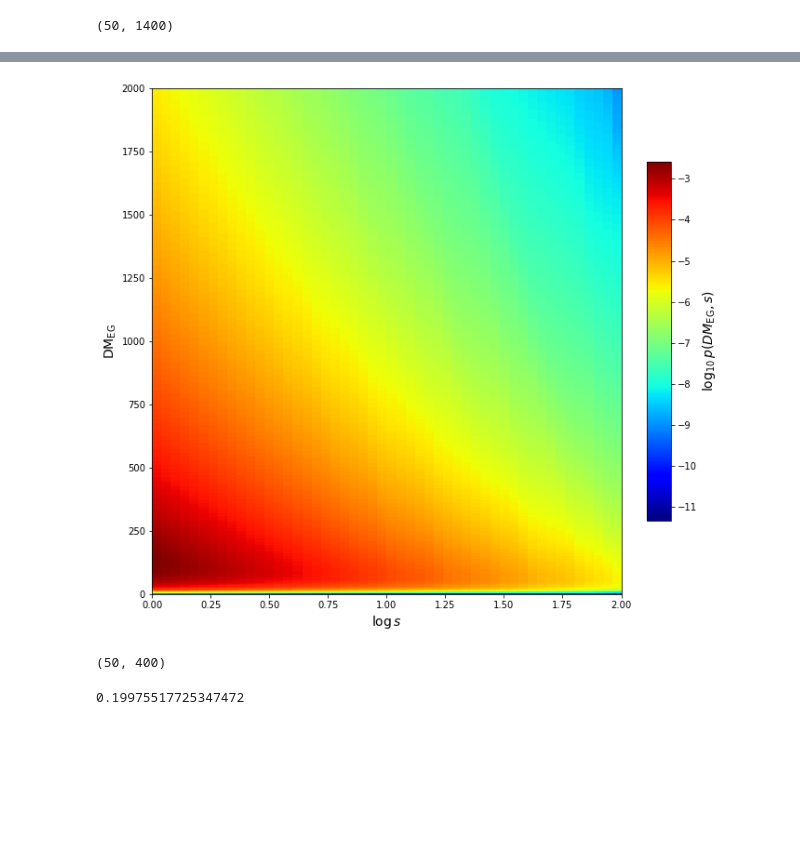
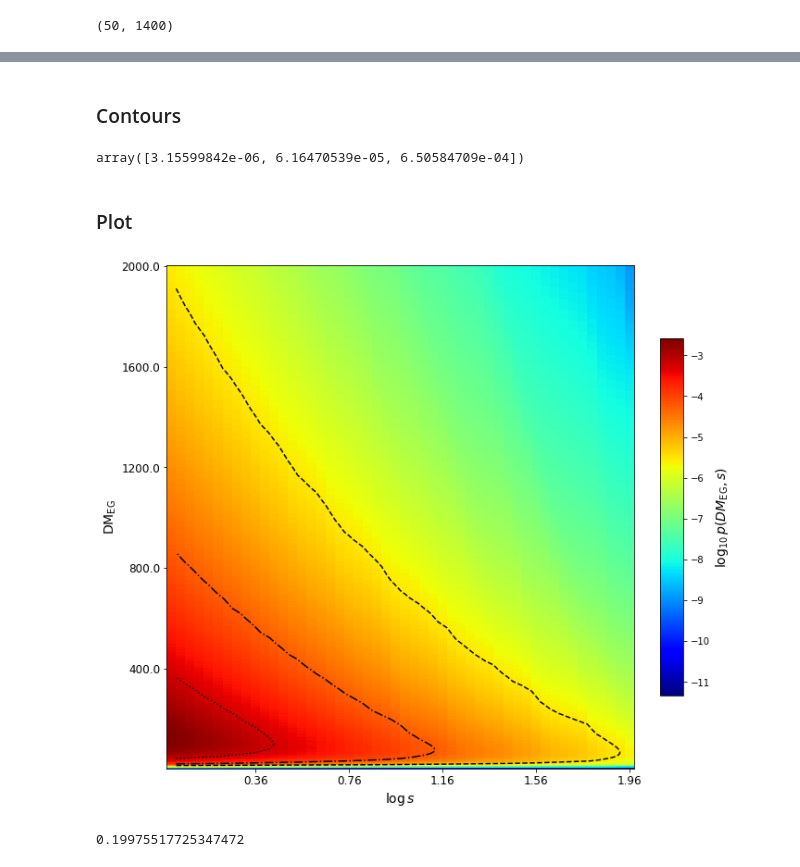
Before and after one commit to FRBs/zdm, a Jupyter notebook: papers/H0_I/Figures/sGrids.ipynb, the cells around one changed output, grey strips where cells are left out. Saved outputs shown, nothing was run; the diff lists cells and outputs as text; code cells hidden in the pictures; blank space fills up the shorter version.

Commit message:
p grids

```diff
--- a/papers/H0_I/Figures/sGrids.ipynb
+++ b/papers/H0_I/Figures/sGrids.ipynb
@@ -57,13 +55,0 @@ cmx = plt.get_cmap('cubehelix')
-# %%
-DMmax = 2000.
-iymax=np.where(dmvals > DMmax)[0]
-if len(iymax)>0:
-    dmvals=dmvals[:iymax[0]]
-    dmpsnrs=dmpsnrs[:,:iymax[0]]
-    ndm=dmvals.size
-# %%
-### Normalize
-xnorm=np.sum(dmpsnrs)
-dmpsnrs /= xnorm
-#if Aconts:
-#    alevels /= xnorm
@@ -72,27 +56,50 @@ aspect=dmpsnrs.shape[0]/float(dmpsnrs.shape[1])
+# %%
+reload(figures)
+cut_snrs, cut_dmvals, psDM = figures.proc_pgrid(dmpsnrs, snrs[0:-1], (0, snrs.max()),
+                                                 grid.dmvals, (0, 2000.))
+# %% [markdown]
+### Contours
+# %%
+reload(figures)
+Alevels = figures.find_Alevels(dmpsnrs, [0.01, 0.1, 0.5])
+Alevels
+# %% [output]
+array([3.15599842e-06, 6.16470539e-05, 6.50584709e-04])
+# %% [markdown]
+### Plot
 # %%
+reload(figures)
+# https://stackoverflow.com/questions/13384653/imshow-extent-and-aspect
 plt.figure(figsize=(10,10))
-im=plt.imshow(np.log10(dmpsnrs.T),cmap='jet',origin='lower',
+ax = plt.gca()
+im=plt.imshow(psDM.T,cmap='jet',origin='lower',
                   interpolation='None',
-                  extent=[0., 2, 0, 2000.],
+                 # extent=[0., 2, 0, 2000.],
                   aspect='auto')
 # Color bar
 cbar=plt.colorbar(im,fraction=0.046, shrink=1.2,aspect=15,pad=0.05)
 label='$\\log_{10} \, p(DM_{\\rm EG},s)$'
 cbar.set_label(label,fontsize=14)
 #
 # Contours
 #
+styles=['--','-.',':']
+cs=ax.contour(psDM.T,levels=np.log10(Alevels),origin='lower',colors="k",linestyles=styles)
 #
-ax = plt.gca()
+# Ticks
+tvals, ticks = figures.ticks_pgrid(np.log10(cut_snrs), fmt='str4')
+plt.xticks(tvals, ticks, fontsize=12)
+
+tvals, ticks = figures.ticks_pgrid(cut_dmvals)
+plt.yticks(tvals, ticks, fontsize=12)
+
+
+#
 ax.set_xlabel(r'$\log s$', fontsize=14)
 ax.set_ylabel(r'DM$_{\rm EG}$', fontsize=14)
 plt.show()
 # %% [output]
-[figure, old version]
+[figure, new version]
-# %%
-dmpsnrs.shape
-# %% [output]
-(50, 400)
 # %%
 np.log10(1.584)
 # %% [output]
```
Also changed, not shown: parts of 15 cells of this notebook, 2 other files.
